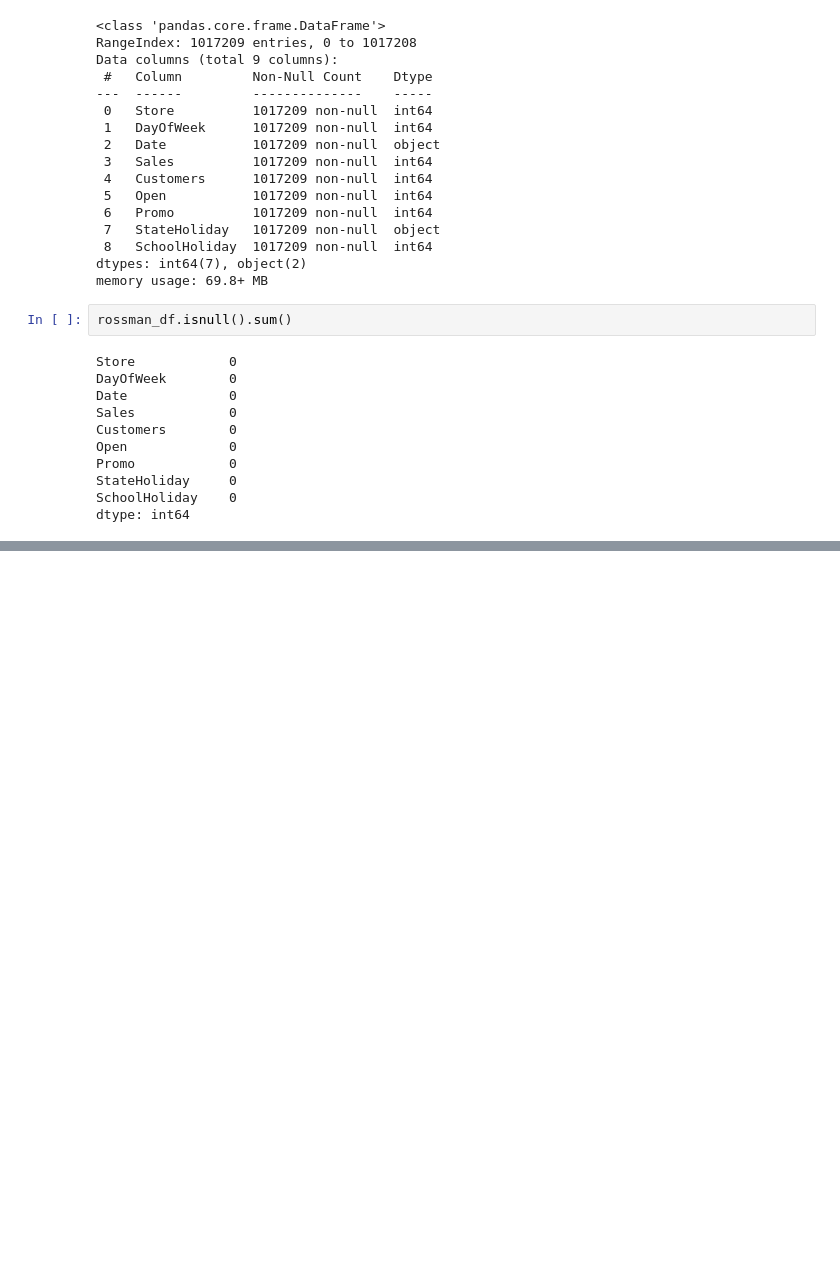
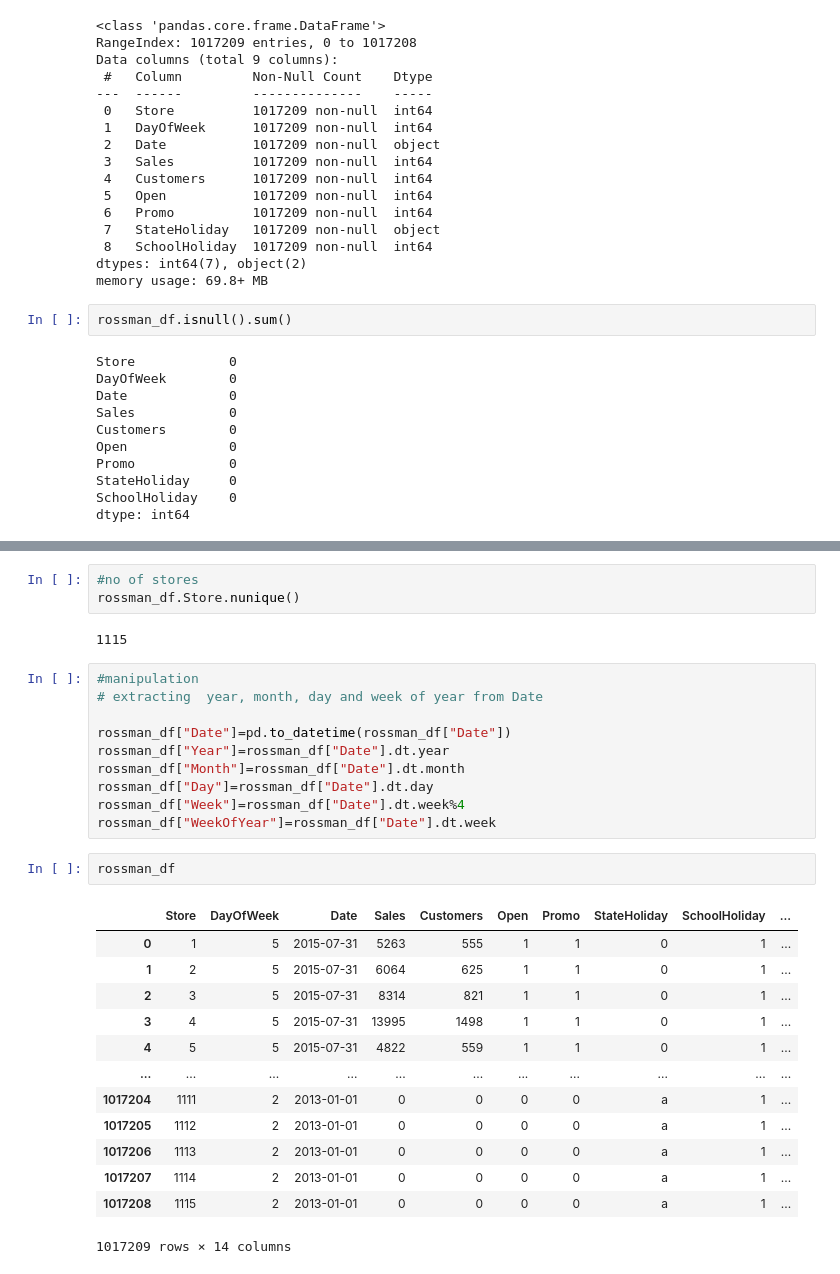
Before and after one commit to Koti-RK/Retail-Sales-Prediction, a Jupyter notebook: Retail_sales_prediction.ipynb, the cells around one changed output, grey strips where cells are left out. Cells and saved outputs as stored; diff of their text form; blank space fills up the shorter version.

```diff
--- a/Retail_sales_prediction.ipynb
+++ b/Retail_sales_prediction.ipynb
@@ -104,3 +95,34 @@ rossman_df.describe()
 | 50% | 5.580000e+02 | 4.000000e+00 | 5.744000e+03 | 6.090000e+02 | 1.000000e+00 | 0.000000e+00 | 0.000000e+00 |
 | 75% | 8.380000e+02 | 6.000000e+00 | 7.856000e+03 | 8.370000e+02 | 1.000000e+00 | 1.000000e+00 | 0.000000e+00 |
 | max | 1.115000e+03 | 7.000000e+00 | 4.155100e+04 | 7.388000e+03 | 1.000000e+00 | 1.000000e+00 | 1.000000e+00 |
+# %%
+#no of stores
+rossman_df.Store.nunique()
+# %% [output]
+1115
+# %%
+#manipulation
+# extracting  year, month, day and week of year from Date
+
+rossman_df["Date"]=pd.to_datetime(rossman_df["Date"])
+rossman_df["Year"]=rossman_df["Date"].dt.year
+rossman_df["Month"]=rossman_df["Date"].dt.month
+rossman_df["Day"]=rossman_df["Date"].dt.day
+rossman_df["Week"]=rossman_df["Date"].dt.week%4
+rossman_df["WeekOfYear"]=rossman_df["Date"].dt.week
+# %%
+rossman_df
+# %% [output]
+|  | Store | DayOfWeek | Date | Sales | Customers | Open | Promo | StateHoliday | SchoolHoliday | ... |
+| 0 | 1 | 5 | 2015-07-31 | 5263 | 555 | 1 | 1 | 0 | 1 | ... |
+| 1 | 2 | 5 | 2015-07-31 | 6064 | 625 | 1 | 1 | 0 | 1 | ... |
+| 2 | 3 | 5 | 2015-07-31 | 8314 | 821 | 1 | 1 | 0 | 1 | ... |
+| 3 | 4 | 5 | 2015-07-31 | 13995 | 1498 | 1 | 1 | 0 | 1 | ... |
+| 4 | 5 | 5 | 2015-07-31 | 4822 | 559 | 1 | 1 | 0 | 1 | ... |
+| ... | ... | ... | ... | ... | ... | ... | ... | ... | ... | ... |
+| 1017204 | 1111 | 2 | 2013-01-01 | 0 | 0 | 0 | 0 | a | 1 | ... |
+| 1017205 | 1112 | 2 | 2013-01-01 | 0 | 0 | 0 | 0 | a | 1 | ... |
+| 1017206 | 1113 | 2 | 2013-01-01 | 0 | 0 | 0 | 0 | a | 1 | ... |
+| 1017207 | 1114 | 2 | 2013-01-01 | 0 | 0 | 0 | 0 | a | 1 | ... |
+| 1017208 | 1115 | 2 | 2013-01-01 | 0 | 0 | 0 | 0 | a | 1 | ... |
+1017209 rows × 14 columns
```
Also changed, not shown: parts of 23 cells of this notebook.
